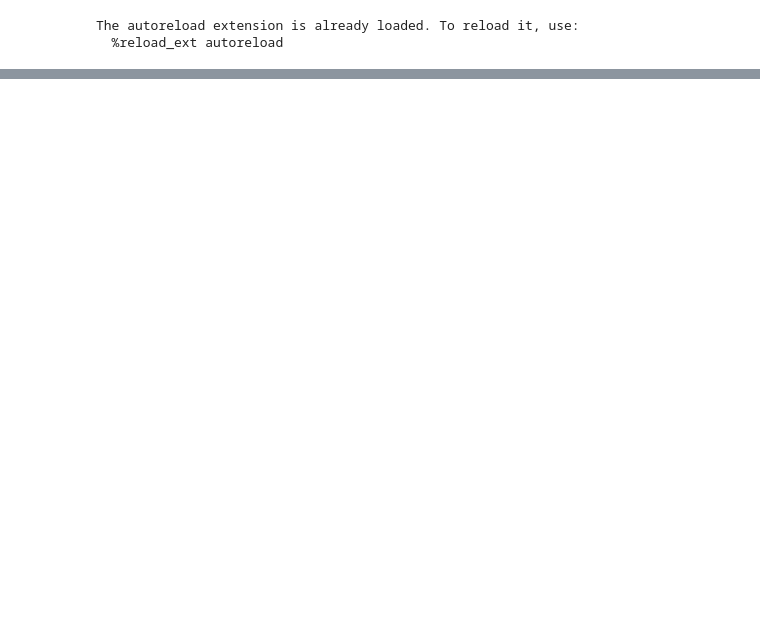
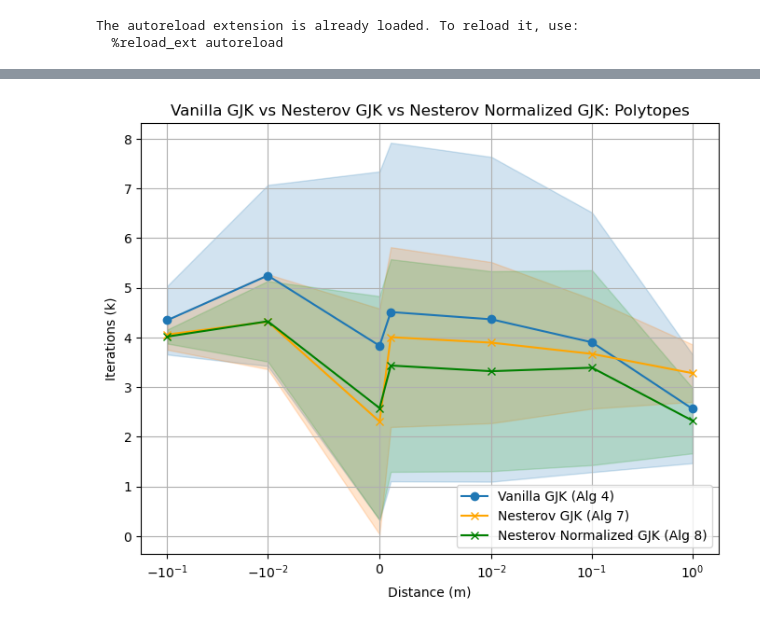
Before and after one commit to paul-pad/robotics, a Jupyter notebook: convergence_analysis.ipynb, the cells around one changed output, grey strips where cells are left out. Drawn from its saved outputs; the diff is of its cells as text; code cells hidden in the pictures; blank space fills up the shorter version.

```diff
--- a/convergence_analysis.ipynb
+++ b/convergence_analysis.ipynb
@@ -91,0 +91,2 @@ plt.show()
+# %%
+dists_non_convex, res_non_convex = run_experiment_meshes(n_pairs=1000)
@@ -91,0 +102,46 @@ plt.show()
+# %%
+# Plotting (Replicating Fig 5a [cite: 546])
+plt.figure(figsize=(8, 6))
+
+plt.fill_between(
+    dists_non_convex,
+    res_non_convex["mean_iters_gjk"] - res_non_convex["std_iters_gjk"], # Lower bound
+    res_non_convex["mean_iters_gjk"] + res_non_convex["std_iters_gjk"], # Upper bound
+    alpha=0.2,       # Transparency (0 is invisible, 1 is solid)
+    color="tab:blue" # Match the line color
+)
+plt.plot(dists_non_convex, res_non_convex["mean_iters_gjk"], marker="o", label="Vanilla GJK (Alg 4)")
+
+plt.fill_between(
+    dists_non_convex,
+    res_non_convex["mean_iters_nesterov"] - res_non_convex["std_iters_nesterov"], # Lower bound
+    res_non_convex["mean_iters_nesterov"] + res_non_convex["std_iters_nesterov"], # Upper bound
+    alpha=0.2,       # Transparency (0 is invisible, 1 is solid)
+    color="tab:orange" # Match the line color
+)
+plt.plot(
+    dists_non_convex, res_non_convex["mean_iters_nesterov"], marker="x", label="Nesterov GJK (Alg 7)", color="orange"
+)
+
+plt.fill_between(
+    dists_non_convex,
+    res_non_convex["mean_iters_nesterov_norm"] - res_non_convex["std_iters_nesterov_norm"], # Lower bound
+    res_non_convex["mean_iters_nesterov_norm"] + res_non_convex["std_iters_nesterov_norm"], # Upper bound
+    alpha=0.2,       # Transparency (0 is invisible, 1 is solid)
+    color="tab:green" # Match the line color
+)
+plt.plot(
+    dists_non_convex, res_non_convex["mean_iters_nesterov_norm"], marker="x", label="Nesterov Normalized GJK (Alg 8)", color="green"
+)
+
+
+plt.xscale("symlog", linthresh=0.01)  # Log scale x-axis as used in paper figures
+plt.xlabel("Distance (m)")
+plt.ylabel("Iterations (k)")
+plt.title("Vanilla GJK vs Nesterov GJK vs Nesterov Normalized GJK: Polytopes")
+plt.grid(True, which="both", ls="-")
+plt.legend()
+
+plt.show()
+# %% [output]
+[figure, added]
```
Also changed, not shown: parts of 7 cells of this notebook, 3 other files.
